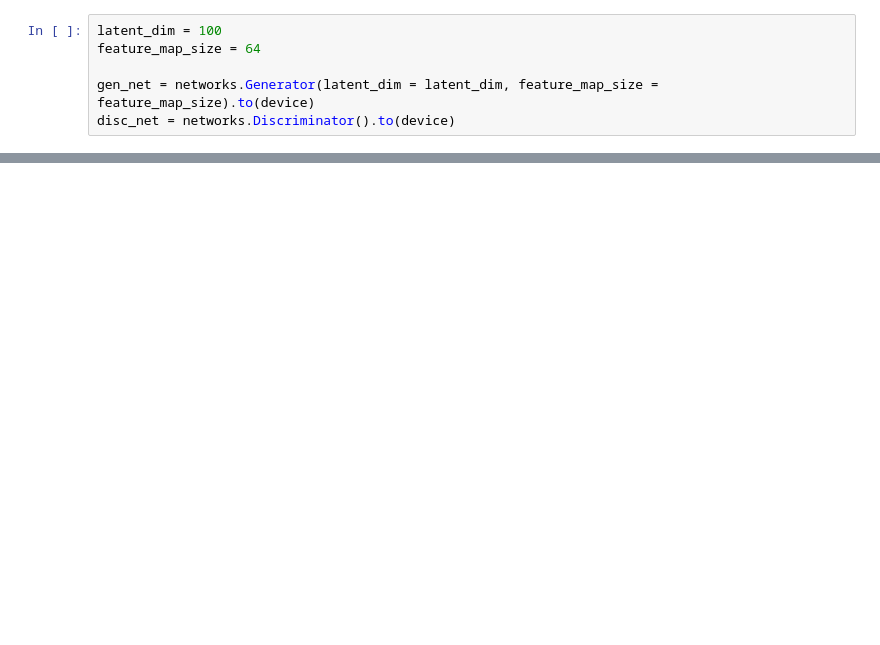
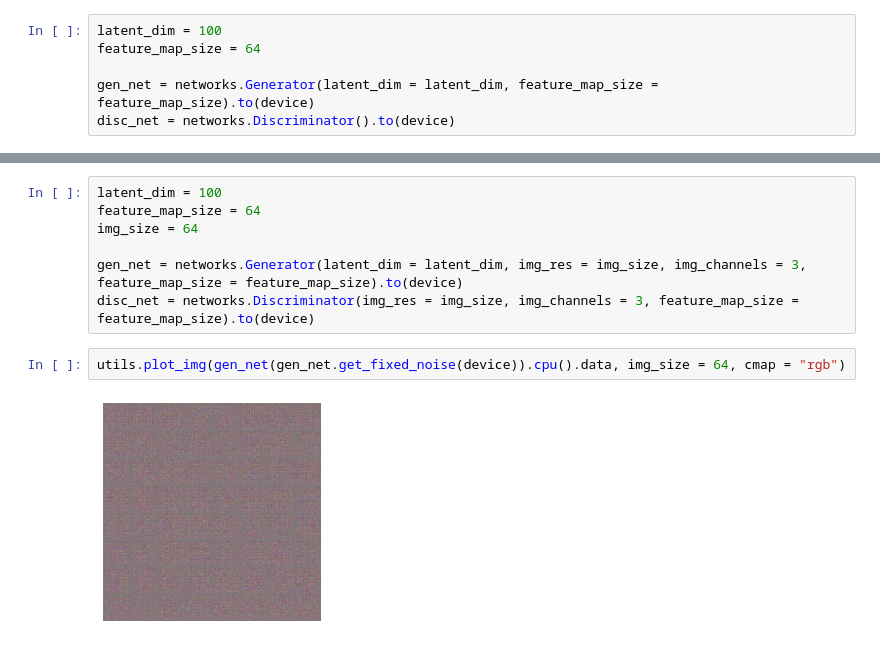
Before and after one commit to TheAmazingElys/MyLittleGAN, a Jupyter notebook: DCGAN.ipynb, the cells around one changed output, grey strips where cells are left out. Saved outputs shown, nothing was run; the diff lists cells and outputs as text; blank space fills up the shorter version.

```diff
--- a/DCGAN.ipynb
+++ b/DCGAN.ipynb
@@ -46,0 +81,11 @@ Starting Training Loop...
+# %%
+latent_dim = 100
+feature_map_size = 64
+img_size = 64
+
+gen_net = networks.Generator(latent_dim = latent_dim, img_res = img_size, img_channels = 3, feature_map_size = feature_map_size).to(device)
+disc_net = networks.Discriminator(img_res = img_size, img_channels = 3, feature_map_size = feature_map_size).to(device)
+# %%
+utils.plot_img(gen_net(gen_net.get_fixed_noise(device)).cpu().data, img_size = 64, cmap = "rgb")
+# %% [output]
+[figure, added]
```
Also changed, not shown: parts of 13 cells of this notebook, 5 other files.
